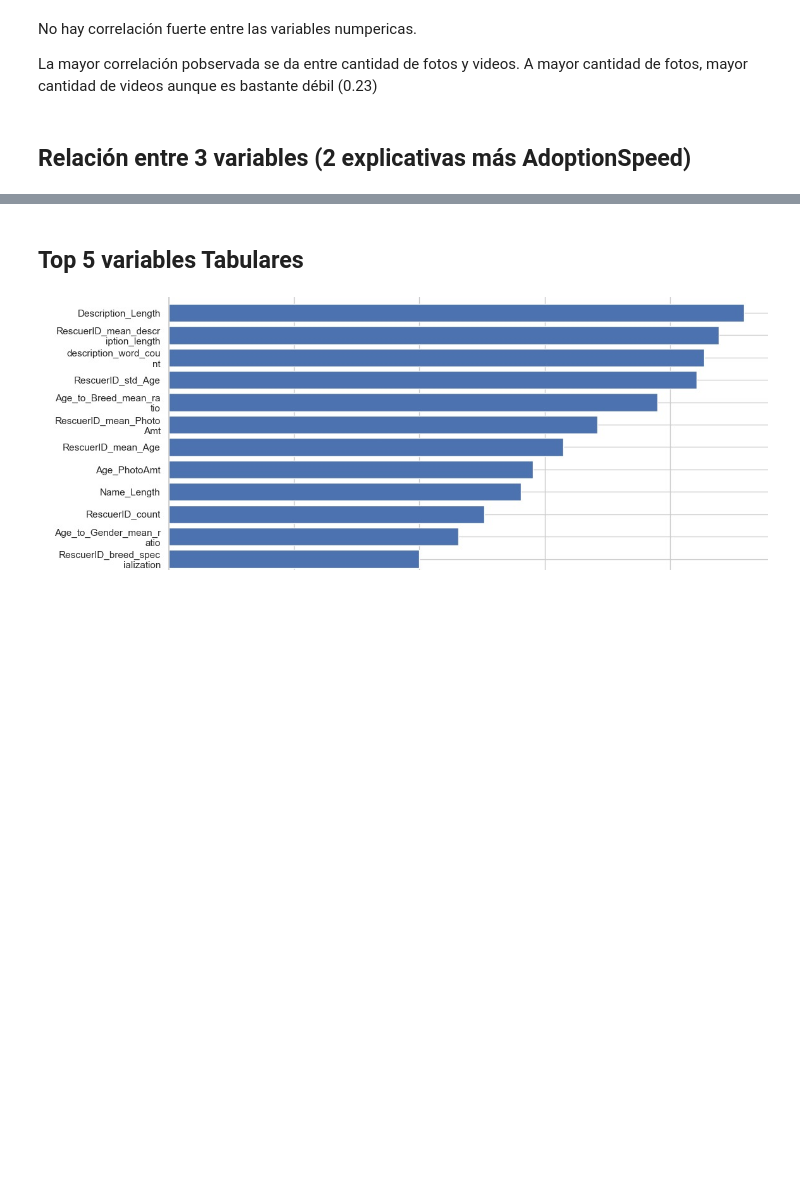
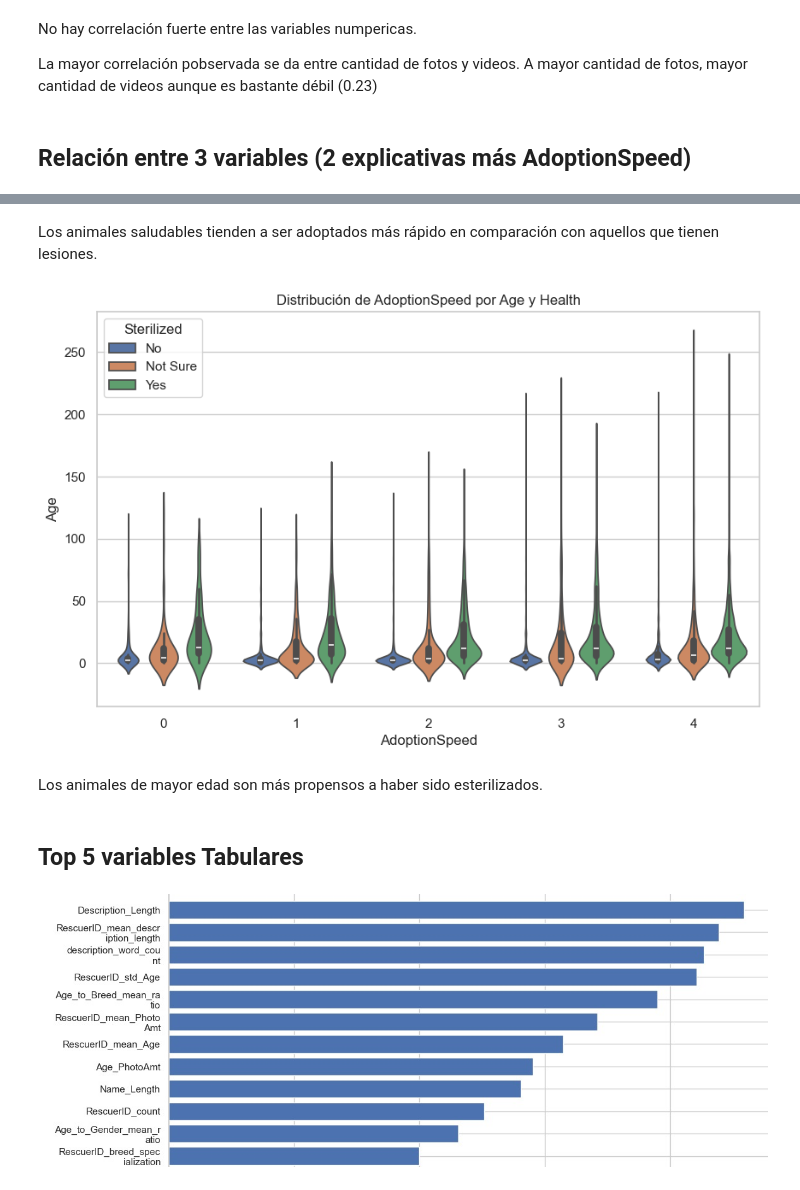
Before and after one commit to fechhh/laboII, a Jupyter notebook: EDA/eda_manual_PAO.ipynb, the cells around one changed output, grey strips where cells are left out. Drawn from its saved outputs; the diff is of its cells as text; code cells hidden in the pictures; blank space fills up the shorter version.

```diff
--- a/EDA/eda_manual_PAO.ipynb
+++ b/EDA/eda_manual_PAO.ipynb
@@ -328,3 +344,14 @@ ver si incluimos dos graficos que relacionen 3 variables
+# %% [markdown]
+Los animales saludables tienden a ser adoptados más rápido en comparación con aquellos que tienen lesiones.
+# %%
+plt.figure(figsize=(10, 6))
+sns.violinplot(x='AdoptionSpeed', y='Age', hue='Sterilized', data=dataset_orig, split=False)
+plt.title('Distribución de AdoptionSpeed por Age y Health')
+plt.show()
+# %% [output]
+[figure, added]
+# %% [markdown]
+Los animales de mayor edad son más propensos a haber sido esterilizados.
 # %% [markdown]
 ## Top 5 variables Tabulares
 # %% [markdown]
```
Also changed, not shown: parts of 6 cells of this notebook, 1 other file.
